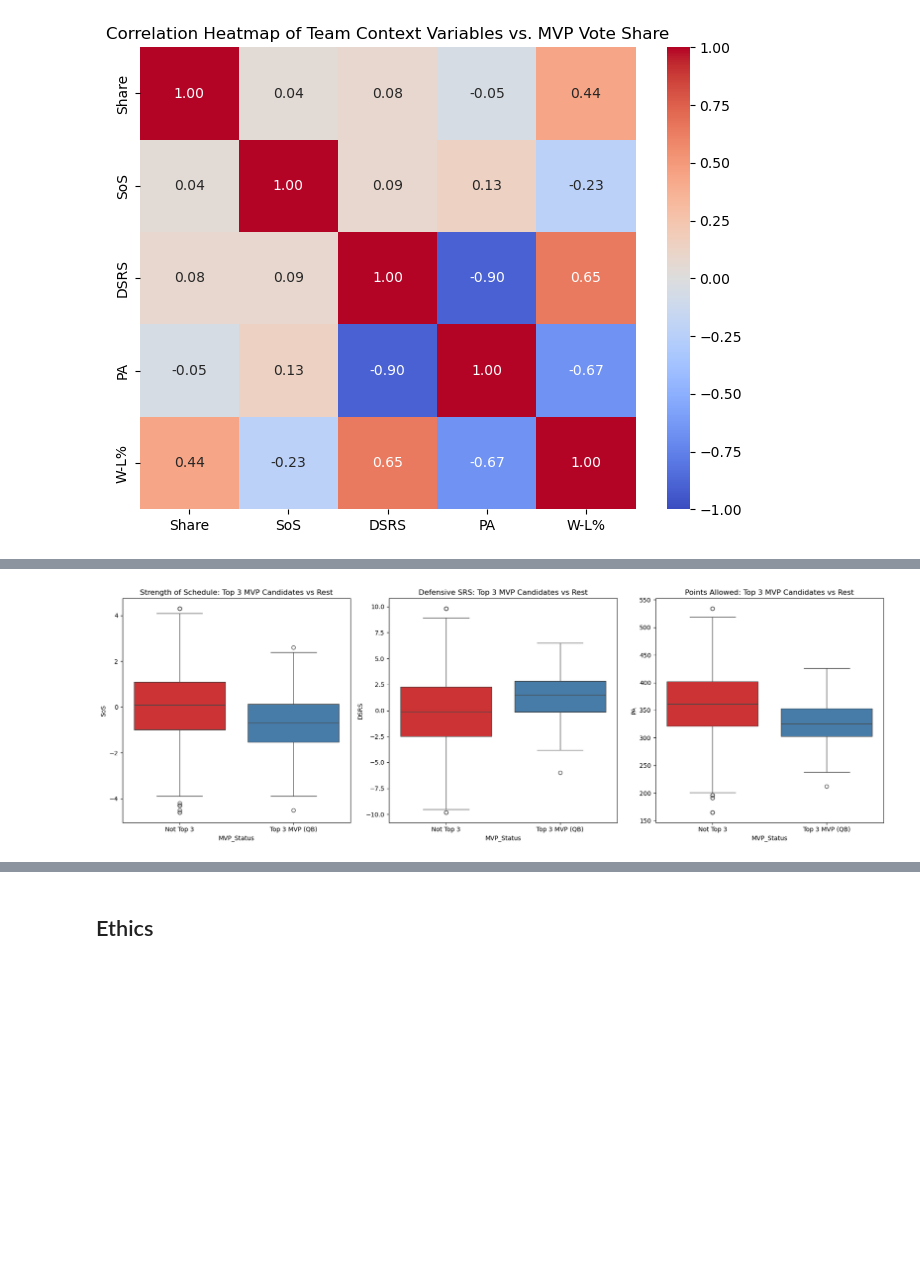
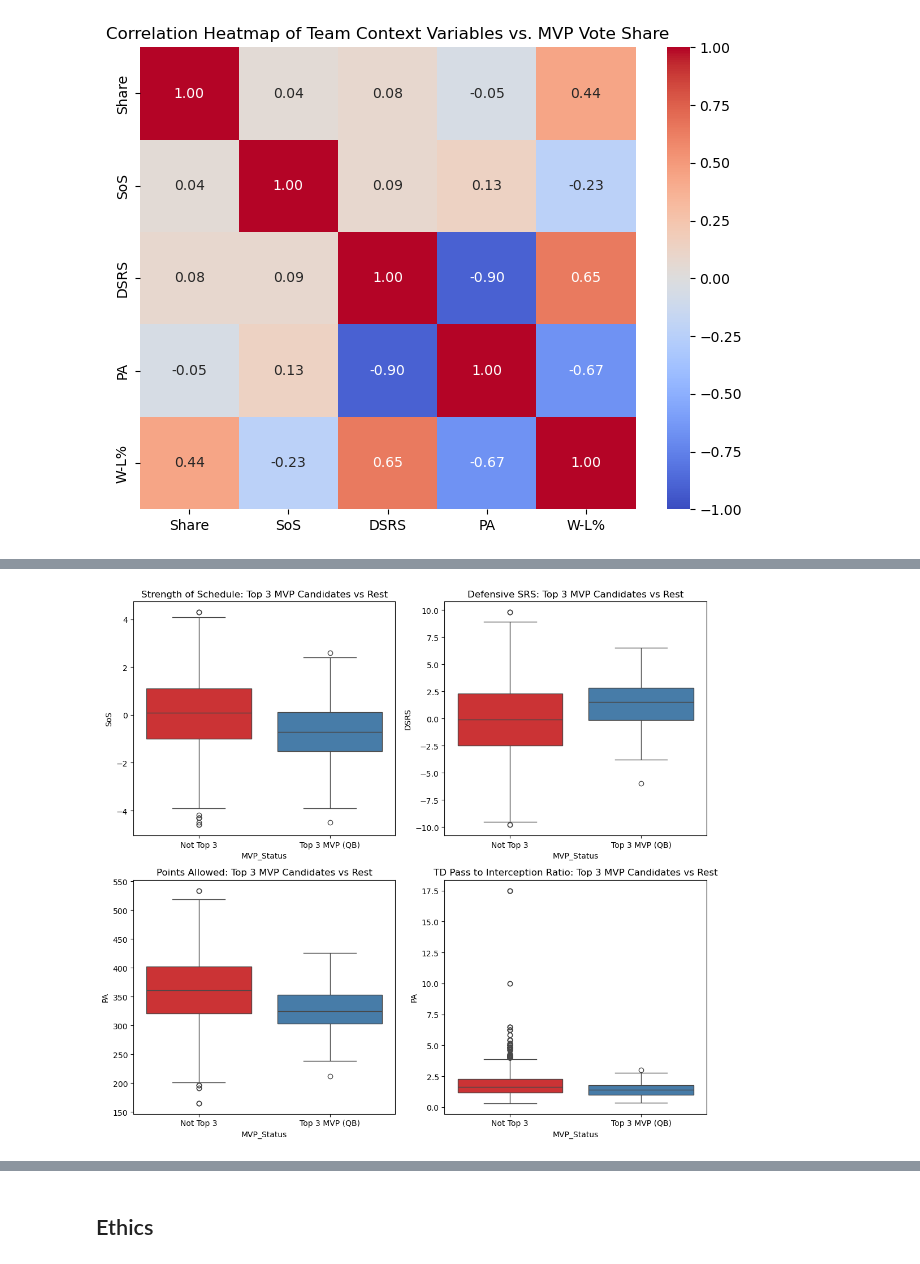
Before and after one commit to COGS108/Group105_WI26, a Jupyter notebook: 02-EDACheckpoint.ipynb, the cells around one changed output, grey strips where cells are left out. Cells and saved outputs as stored; diff of their text form; code cells hidden in the pictures; blank space fills up the shorter version.

```diff
--- a/02-EDACheckpoint.ipynb
+++ b/02-EDACheckpoint.ipynb
@@ -577,26 +594,31 @@ plt.show()
 # %%
 dummy = merged_df.copy()
 dummy['1st_Place_Votes'] = dummy['1st_Place_Votes'].fillna(-1)
 dummy['MVP_Status'] = dummy['1st_Place_Votes'].apply(lambda x: 'Top 3 MVP (QB)' if x > 0 else 'Not Top 3')
 
-fig, axes = plt.subplots(1, 3, figsize=(18, 6))
+
+fig, axes = plt.subplots(2, 2, figsize=(11,10))
 
 ###Strength of Schedule Boxplot test
-sns.boxplot(data=dummy,x='MVP_Status',y='SoS',ax=axes[0],hue='MVP_Status',palette="Set1",legend=False)
-axes[0].set_title('Strength of Schedule: Top 3 MVP Candidates vs Rest')
-axes[0].set_ylabel('SoS')
+sns.boxplot(data=dummy,x='MVP_Status',y='SoS',ax=axes[0,0],hue='MVP_Status',palette="Set1",legend=False)
+axes[0,0].set_title('Strength of Schedule: Top 3 MVP Candidates vs Rest')
+axes[0,0].set_ylabel('SoS')
 
 ###Defensive Simple Rating System Boxplot test
-sns.boxplot(data=dummy,x='MVP_Status',y='DSRS',ax=axes[1],hue='MVP_Status',palette="Set1",legend=False)
-axes[1].set_title('Defensive SRS: Top 3 MVP Candidates vs Rest')
-axes[1].set_ylabel('DSRS')
+sns.boxplot(data=dummy,x='MVP_Status',y='DSRS',ax=axes[0,1],hue='MVP_Status',palette="Set1",legend=False)
+axes[0,1].set_title('Defensive SRS: Top 3 MVP Candidates vs Rest')
+axes[0,1].set_ylabel('DSRS')
 
 ###Points Allowed Boxplot test
-sns.boxplot(data=dummy,x='MVP_Status',y='PA',ax=axes[2],hue='MVP_Status',palette="Set1",legend=False)
-axes[2].set_title('Points Allowed: Top 3 MVP Candidates vs Rest')
-axes[2].set_ylabel('PA')
+sns.boxplot(data=dummy,x='MVP_Status',y='PA',ax=axes[1,0],hue='MVP_Status',palette="Set1",legend=False)
+axes[1,0].set_title('Points Allowed: Top 3 MVP Candidates vs Rest')
+axes[1,0].set_ylabel('PA')
+
+sns.boxplot(data=dummy[dummy['TD/Int']>0],x='MVP_Status',y='TD/Int',ax=axes[1,1],hue='MVP_Status',palette="Set1",legend=False)
+axes[1,1].set_title('TD Pass to Interception Ratio: Top 3 MVP Candidates vs Rest')
+axes[1,1].set_ylabel('PA')
 
 plt.tight_layout()
 plt.show()
 # %% [output]
-[figure, old version]
+[figure, new version]
```
Also changed, not shown: parts of 6 cells of this notebook.
